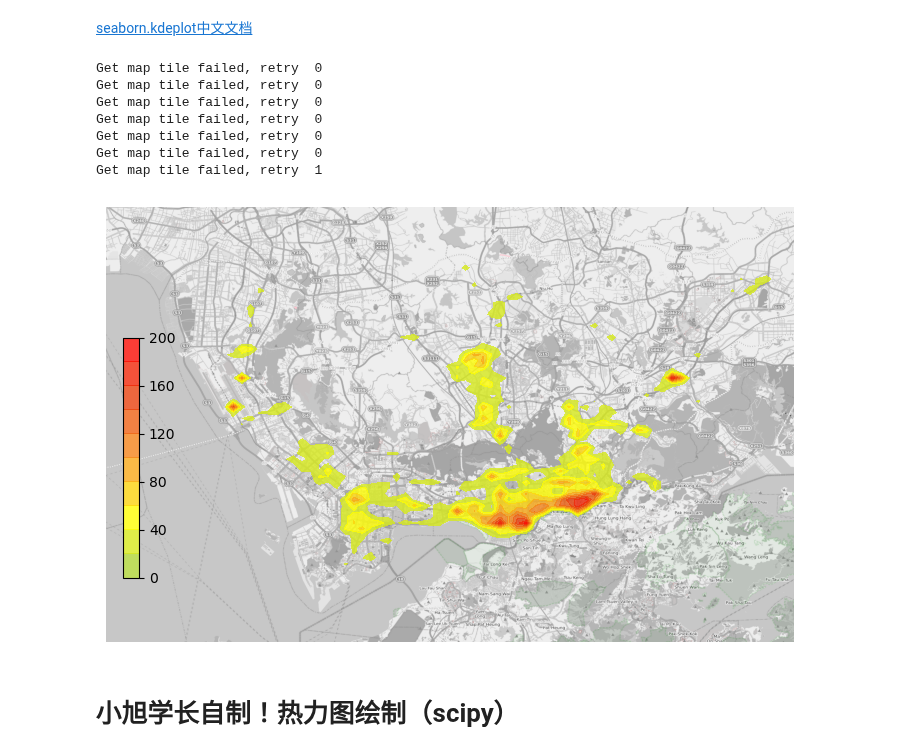
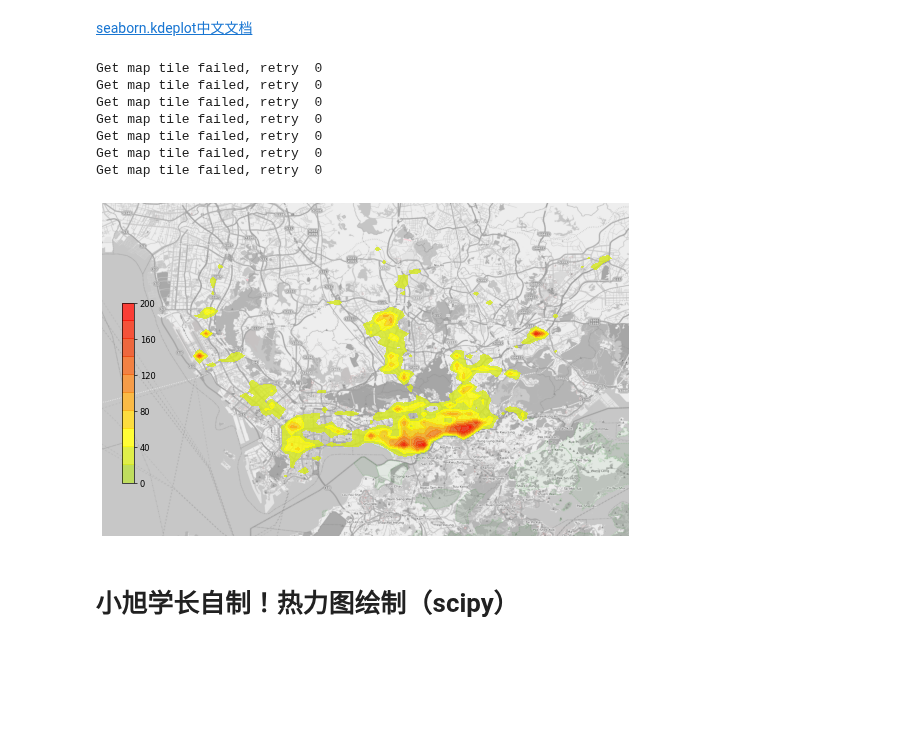
Before and after one commit to ni1o1/pygeo-tutorial, a Jupyter notebook: 5-绘制数据分布的散点图和热力图（contourf）.ipynb, the cells around one changed output. Drawn from its saved outputs; the diff is of its cells as text; code cells hidden in the pictures; blank space fills up the shorter version.

```diff
--- a/5-绘制数据分布的散点图和热力图（contourf）.ipynb
+++ b/5-绘制数据分布的散点图和热力图（contourf）.ipynb
@@ -245,7 +279,7 @@ import seaborn as sns
 import numpy as np
 
 #   -- plot --
-fig     = plt.figure(1,(8,8),dpi = 100)
+fig     = plt.figure(1,(10,10),dpi = 60)
 ax      = plt.subplot(111)
 plt.sca(ax)
 fig.tight_layout(rect = (0.05,0.1,1,0.9))#调整整体空白
@@ -258,35 +292,35 @@ import matplotlib
 cmap = matplotlib.colors.LinearSegmentedColormap.from_list('cmap', ['#9DCC42','#FFFE03','#F7941D','#E9420E','#FF0000'], 256)
 
 
 plt.axis('off')
 plt.xlim(bounds[0],bounds[2])
 plt.ylim(bounds[1],bounds[3])
 
 #定义colorbar位置
 cax = plt.axes([0.13, 0.32, 0.02, 0.3])
 #绘制热力图
 sns.kdeplot(datasample['Lng'],datasample['Lat'],
             alpha = 0.8,#透明度
             gridsize = 100, #绘图精细度，越高越慢
             bw = 0.03,    #高斯核大小（经纬度），越小越精细
             shade=True,
             shade_lowest=False,
             cbar=True,
             cmap = cmap,
             ax = ax, #指定绘图位置
             cbar_ax=cax#指定colorbar位置
            )
 
 plt.show()
 # %% [output]
 Get map tile failed, retry  0
 Get map tile failed, retry  0
 Get map tile failed, retry  0
 Get map tile failed, retry  0
 Get map tile failed, retry  0
 Get map tile failed, retry  0
-Get map tile failed, retry  1
+Get map tile failed, retry  0
-[figure, old version]
+[figure, new version]
 # %% [markdown]
 # 小旭学长自制！热力图绘制（scipy）
 # %% [markdown]
```
Also changed, not shown: parts of 5 cells of this notebook.
